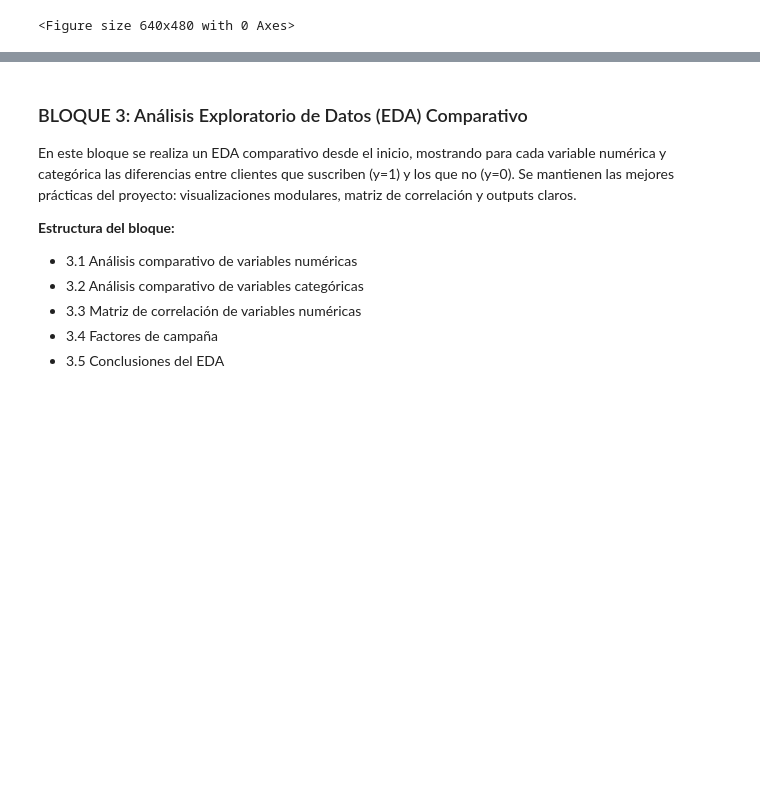
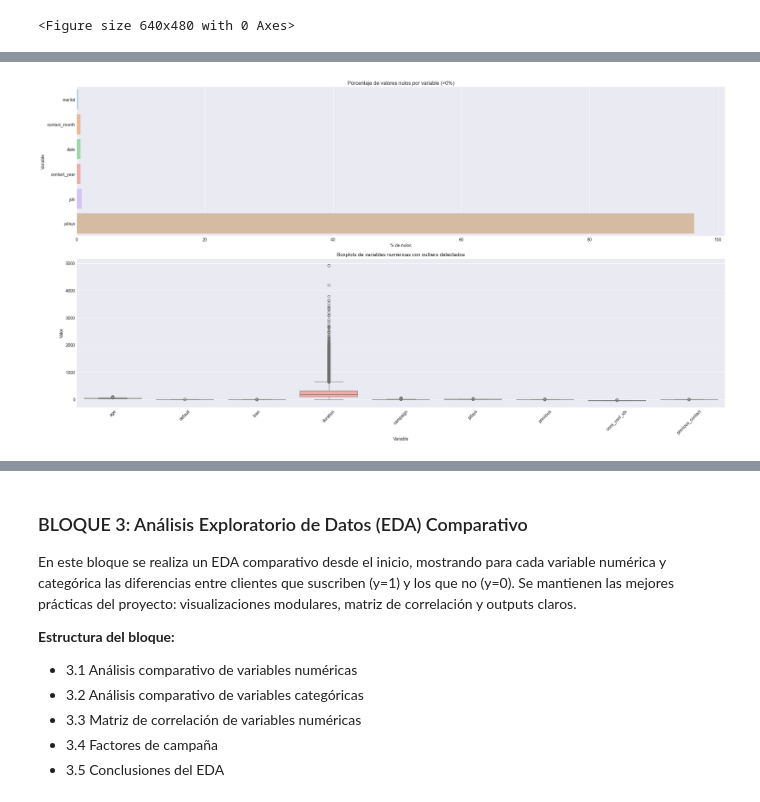
Before and after one commit to roseprogramming/eda_marqueting_bancario, a Jupyter notebook: notebooks/01_EDA_Analisis_copy.ipynb, the cells around one changed output, grey strips where cells are left out. Cells and saved outputs as stored; diff of their text form; code cells hidden in the pictures; blank space fills up the shorter version.

Commit message:
Documentación detallada y refactorización. Modificaciones en visualizaciones

```diff
--- a/notebooks/01_EDA_Analisis_copy.ipynb
+++ b/notebooks/01_EDA_Analisis_copy.ipynb
@@ -465,0 +440,92 @@ Primeras 3 filas:
+# %%
+# =============================================================================
+# BLOQUE 2.3 ANÁLISIS DE VALORES NULOS Y OUTLIERS TRAS LIMPIEZA
+# =============================================================================
+# Este bloque explora la calidad de los datos sin modificar el dataset maestro.
+# Objetivo: comprobar la adecuación de la limpieza previa y detectar posibles problemas de calidad.
+# No realiza imputaciones ni modificaciones automáticas, solo análisis descriptivo.
+
+# --- ANÁLISIS DE NULOS Y OUTLIERS ---
+# Calcula el porcentaje de valores nulos por columna y los visualiza junto a los boxplots de outliers en una sola figura con dos subplots (uno sobre otro), ambos con el mismo ancho y la misma altura.
+porcentaje_nulos = df_perfil_cliente.isnull().mean().sort_values(ascending=False) * 100  # Calcula el porcentaje de nulos por columna del DataFrame.
+nulos_plot = porcentaje_nulos[porcentaje_nulos > 0].sort_values()  # Filtra solo las variables que tienen nulos (>0%).
+vars_numericas = df_perfil_cliente.select_dtypes(include=['number']).columns.tolist()  # Extrae las variables numéricas del DataFrame.
+if 'y' in vars_numericas and df_perfil_cliente['y'].nunique() <= 3:
+    vars_numericas.remove('y')  # Excluye la variable objetivo si es binaria (no aporta en boxplot de outliers).
+# --- Función para detectar outliers por IQR ---
+# El IQR (rango intercuartílico) es la diferencia entre el tercer y el primer cuartil.
+# Se usa para definir límites de valores atípicos.
+def hay_outliers(serie):
+    q1 = serie.quantile(0.25)  # Primer cuartil (25%)
+    q3 = serie.quantile(0.75)  # Tercer cuartil (75%)
+    iqr = q3 - q1  # Rango intercuartílico
+    lower = q1 - 1.5 * iqr  # Límite inferior para outliers
+    upper = q3 + 1.5 * iqr  # Límite superior para outliers
+    return ((serie < lower) | (serie > upper)).any()  # Devuelve True si hay algún valor fuera de los límites
+vars_con_outliers = [var for var in vars_numericas if hay_outliers(df_perfil_cliente[var])]  # Lista de variables numéricas con outliers detectados.
+
+# --- Configuración de la figura para visualización ---
+n_nulos = max(1, len(nulos_plot))  # Número de variables con nulos (mínimo 1 para tamaño de figura)
+n_out = max(1, len(vars_con_outliers))  # Número de variables con outliers (mínimo 1 para tamaño de figura)
+fig_width = max(8, 2.5 * max(n_nulos, n_out))  # Ancho de la figura dinámico según el mayor número de variables a mostrar.
+subplot_height = 6  # Altura fija por cada subplot para mantener proporción visual.
+fig, axes = plt.subplots(2, 1, figsize=(fig_width, subplot_height*2), gridspec_kw={'height_ratios': [1, 1]})  # Crea figura con dos subplots verticales.
+
+# --- Subplot 1: Porcentaje de nulos por variable ---
+if len(nulos_plot) > 0:
+    nulos_df = nulos_plot.reset_index()  # Convierte la serie en DataFrame para graficar.
+    nulos_df['Variable'] = nulos_df['index']  # Renombra columna para claridad.
+    nulos_df['hue'] = nulos_df['index']  # Asigna color único por variable.
+    color_palette_nulos = sns.color_palette("pastel", len(nulos_df))  # Paleta pastel para visualización suave.
+    sns.barplot(y="Variable", x=0, data=nulos_df, hue="hue", dodge=False, palette=color_palette_nulos, ax=axes[0], legend=False)  # Barplot horizontal de nulos.
+    axes[0].set_xlabel('% de nulos')  # Etiqueta eje X.
+    axes[0].set_ylabel('Variable')  # Etiqueta eje Y.
+    axes[0].set_title('Porcentaje de valores nulos por variable (>0%)')  # Título del subplot.
+else:
+    axes[0].text(0.5, 0.5, 'No hay valores nulos', ha='center', va='center', fontsize=12)  # Mensaje si no hay nulos.
+    axes[0].set_axis_off()  # Oculta el subplot si no hay datos.
+
+# --- Subplot 2: Boxplots de variables numéricas con outliers ---
+if vars_con_outliers:
+    df_long = df_perfil_cliente[vars_con_outliers].melt(var_name='Variable', value_name='Valor')  # Convierte a formato largo para boxplot.
+    df_long['hue'] = df_long['Variable']  # Asigna color único por variable.
+    color_palette = sns.color_palette("pastel", len(vars_con_outliers))  # Paleta pastel para visualización suave.
+    sns.boxplot(x='Variable', y='Valor', data=df_long, hue='hue', dodge=False, palette=color_palette, ax=axes[1], order=vars_con_outliers, legend=False)  # Boxplot por variable.
+    axes[1].set_xlabel('Variable')  # Etiqueta eje X.
+    axes[1].set_ylabel('Valor')  # Etiqueta eje Y.
+    axes[1].set_title('Boxplots de variables numéricas con outliers detectados')  # Título del subplot.
+    if len(vars_con_outliers) > 8:
+        axes[1].tick_params(axis='x', rotation=45)  # Rota etiquetas si hay muchas variables para mejor legibilidad.
+else:
+    axes[1].text(0.5, 0.5, 'No se detectaron outliers en las variables numéricas.', ha='center', va='center', fontsize=12)  # Mensaje si no hay outliers.
+    axes[1].set_axis_off()  # Oculta el subplot si no hay datos.
+plt.tight_layout()  # Ajusta el layout de la figura para evitar solapamientos.
+plt.show()  # Muestra la figura.
+
+# --- Mostrar tablas resumen tras las visualizaciones ---
+print("\nVariables con nulos (máx. 10):")  # Imprime encabezado para tabla de nulos.
+if len(nulos_plot) > 0:
+    display(nulos_plot.head(10) if len(nulos_plot) > 10 else nulos_plot)  # Muestra hasta 10 variables con nulos.
+else:
+    print('No hay variables con nulos.')  # Mensaje si no hay nulos.
+
+# --- Tabla de outliers: porcentaje de outliers por variable ---
+# Calcula el porcentaje de outliers por variable usando el método IQR.
+def porcentaje_outliers(serie):
+    q1 = serie.quantile(0.25)  # Primer cuartil
+    q3 = serie.quantile(0.75)  # Tercer cuartil
+    iqr = q3 - q1  # Rango intercuartílico
+    lower = q1 - 1.5 * iqr  # Límite inferior
+    upper = q3 + 1.5 * iqr  # Límite superior
+    return 100 * ((serie < lower) | (serie > upper)).sum() / len(serie)  # % de outliers respecto al total
+tabla_outliers = pd.DataFrame({
+    'Porcentaje_outliers': [porcentaje_outliers(df_perfil_cliente[var]) for var in vars_numericas]
+}, index=vars_numericas)  # DataFrame con % de outliers por variable.
+tabla_outliers = tabla_outliers[tabla_outliers['Porcentaje_outliers'] > 0].sort_values('Porcentaje_outliers', ascending=False)  # Filtra y ordena variables con outliers.
+print("\nVariables numéricas con outliers (máx. 10):")  # Imprime encabezado para tabla de outliers.
+if len(tabla_outliers) > 0:
+    display(tabla_outliers.head(10) if len(tabla_outliers) > 10 else tabla_outliers)  # Muestra hasta 10 variables con outliers.
+else:
+    print('No hay variables numéricas con outliers.')  # Mensaje si no hay outliers.
+# %% [output]
+[figure, added]
```
Also changed, not shown: parts of 9 cells of this notebook, 1 other file.
